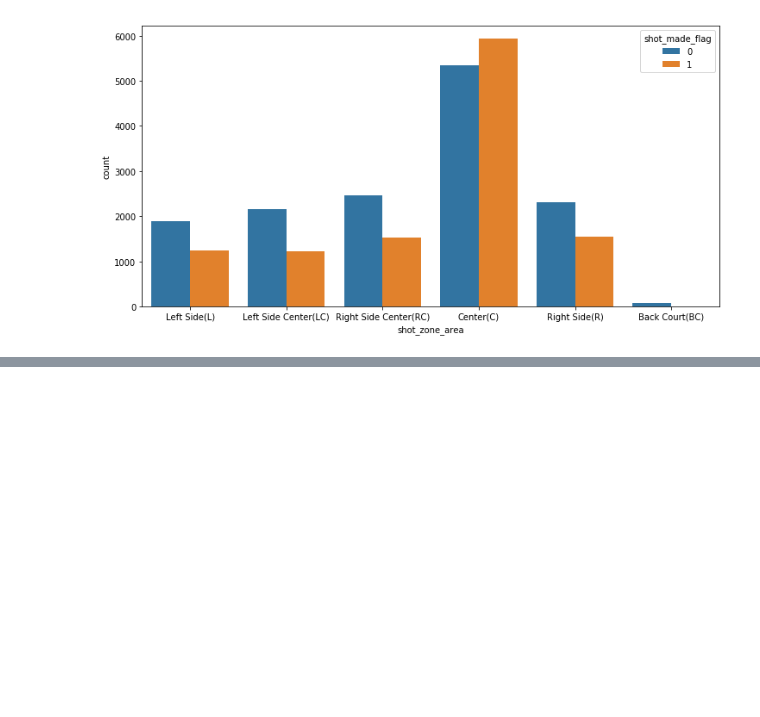
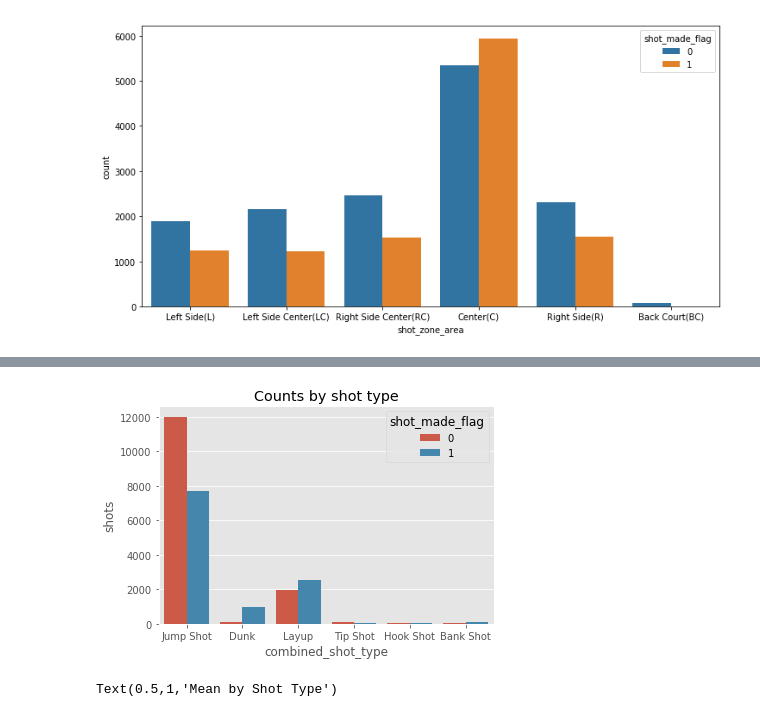
Before and after one commit to AustinLVB/KaggleKobe, a Jupyter notebook: Project1VisualizationLVBISHOP.ipynb, the cells around one changed output, grey strips where cells are left out. Drawn from its saved outputs; the diff is of its cells as text; code cells hidden in the pictures; blank space fills up the shorter version.

```diff
--- a/Project1VisualizationLVBISHOP.ipynb
+++ b/Project1VisualizationLVBISHOP.ipynb
@@ -449,0 +612,19 @@ pylab.show()
+# %%
+# Bar chart on shot_made by combined_shot_type
+# Jump Short is the most preformed shot type but has the lowest shot_completion mean indicated in hbar
+sns.countplot(x="combined_shot_type", hue="shot_made_flag", data=df2)
+plt.ylabel('shots')
+plt.title('Counts by shot type')
+plt.show()
+# %% [output]
+[figure, added]
+# %%
+#Accuracy by shot_type
+# Dunk has the highest shot_completion
+
+st = df2['shot_made_flag'].groupby(df2['combined_shot_type']).mean()
+st.plot(kind='barh', figsize=(6, 4))
+plt.ylabel('Mean shot_made')
+plt.title('Mean by Shot Type')
+# %% [output]
+Text(0.5,1,'Mean by Shot Type')
```
Also changed, not shown: parts of 25 cells of this notebook.
